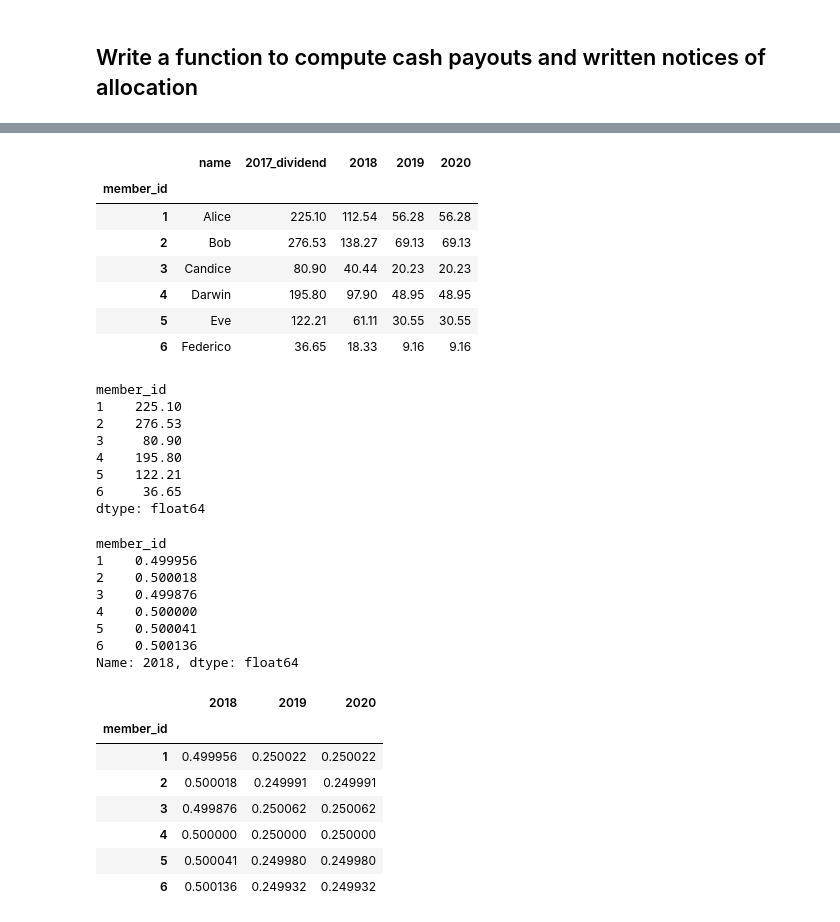
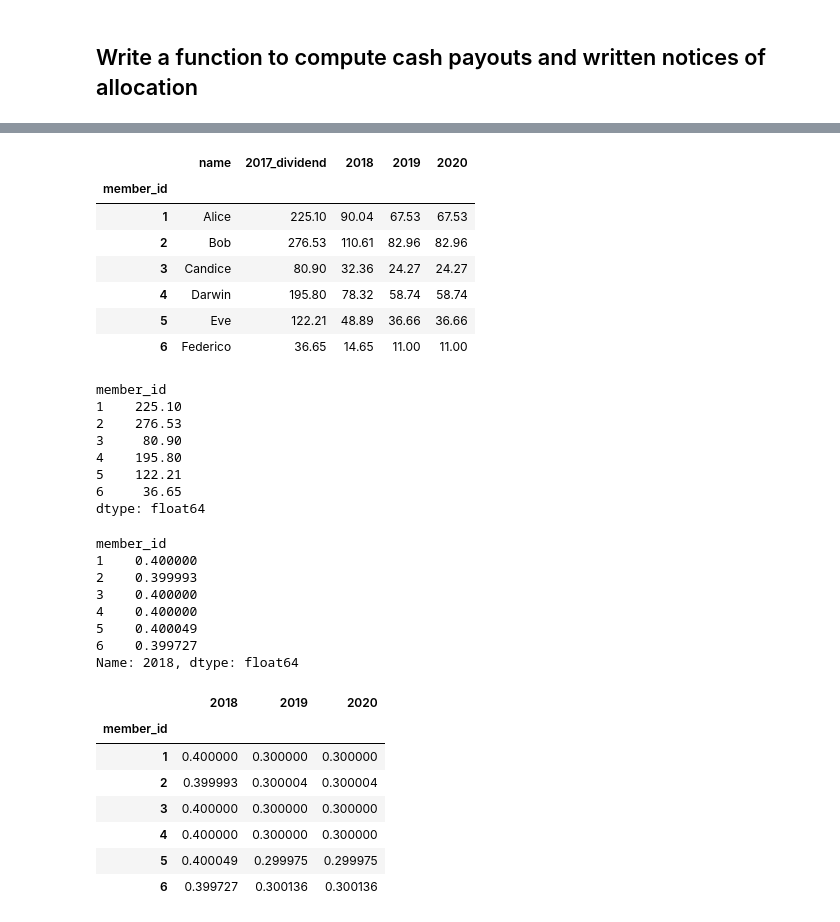
Before and after one commit to NathanielBlairStahn/sscofi, a Jupyter notebook: sscofi_dividends.ipynb, the cells around one changed output, grey strips where cells are left out. Saved outputs shown, nothing was run; the diff lists cells and outputs as text; code cells hidden in the pictures.

Commit message:
add comments and minor fixes to sscofi_dividends.ipynb

```diff
--- a/sscofi_dividends.ipynb
+++ b/sscofi_dividends.ipynb
@@ -267,12 +278,13 @@ dividend_df.drop(index=0, columns='proportionate_patronage')
 def compute_notice_amount(dividend, first_year_percent, n_years):
     if dividend >= 0:
         #If dividend is positive, compute the amount to be paid out every year after the first year.
-        return np.round(dividend*first_year_percent*0.01/(n_years-1),2)
-    else: #If dividend is negative, distribute evenly over all n_years years.
+        return np.round(dividend*(100-first_year_percent)*0.01/(n_years-1),2)
+    else:
+        #If dividend is negative, distribute evenly over all n_years years.
         return np.round(dividend/n_years,2)
 
 def compute_allocations(dividend_df, year, first_year_percent=50, n_years=3):
-    """Computes payout for current year and allocation over next n_years years.
+    """Computes allocations over next n_years years after the dividend year.
     """
     allocation_df = dividend_df.drop(index=0, columns='proportionate_patronage')
 
@@ -290,17 +302,17 @@ def compute_allocations(dividend_df, year, first_year_percent=50, n_years=3):
 
     return allocation_df
 # %%
-temp = compute_allocations(dividend_df, 2017, n_years=3)
+temp = compute_allocations(dividend_df, 2017, first_year_percent=40, n_years=3)
 temp
 # %% [output]
 |  | name | 2017_dividend | 2018 | 2019 | 2020 |
 | member_id |  |  |  |  |  |
-| 1 | Alice | 225.10 | 112.54 | 56.28 | 56.28 |
-| 2 | Bob | 276.53 | 138.27 | 69.13 | 69.13 |
-| 3 | Candice | 80.90 | 40.44 | 20.23 | 20.23 |
-| 4 | Darwin | 195.80 | 97.90 | 48.95 | 48.95 |
-| 5 | Eve | 122.21 | 61.11 | 30.55 | 30.55 |
-| 6 | Federico | 36.65 | 18.33 | 9.16 | 9.16 |
+| 1 | Alice | 225.10 | 90.04 | 67.53 | 67.53 |
+| 2 | Bob | 276.53 | 110.61 | 82.96 | 82.96 |
+| 3 | Candice | 80.90 | 32.36 | 24.27 | 24.27 |
+| 4 | Darwin | 195.80 | 78.32 | 58.74 | 58.74 |
+| 5 | Eve | 122.21 | 48.89 | 36.66 | 36.66 |
+| 6 | Federico | 36.65 | 14.65 | 11.00 | 11.00 |
 # %%
 temp.loc[:,'2018':].sum(axis=1)
 # %% [output]
@@ -316,24 +328,24 @@ dtype: float64
 temp.loc[:,'2018']/temp['2017_dividend'].values
 # %% [output]
 member_id
-1    0.499956
-2    0.500018
-3    0.499876
-4    0.500000
-5    0.500041
-6    0.500136
+1    0.400000
+2    0.399993
+3    0.400000
+4    0.400000
+5    0.400049
+6    0.399727
 Name: 2018, dtype: float64
 # %%
 temp.loc[:,'2018':].divide(temp['2017_dividend'], axis='index')
 # %% [output]
 |  | 2018 | 2019 | 2020 |
 | member_id |  |  |  |
-| 1 | 0.499956 | 0.250022 | 0.250022 |
-| 2 | 0.500018 | 0.249991 | 0.249991 |
-| 3 | 0.499876 | 0.250062 | 0.250062 |
-| 4 | 0.500000 | 0.250000 | 0.250000 |
-| 5 | 0.500041 | 0.249980 | 0.249980 |
-| 6 | 0.500136 | 0.249932 | 0.249932 |
+| 1 | 0.400000 | 0.300000 | 0.300000 |
+| 2 | 0.399993 | 0.300004 | 0.300004 |
+| 3 | 0.400000 | 0.300000 | 0.300000 |
+| 4 | 0.400000 | 0.300000 | 0.300000 |
+| 5 | 0.400049 | 0.299975 | 0.299975 |
+| 6 | 0.399727 | 0.300136 | 0.300136 |
 # %%
 #possible schema for table to store written notices of allocation:
 #primary_key:(member_id, year_issued, year_due), amount
```
Also changed, not shown: parts of 8 cells of this notebook.
